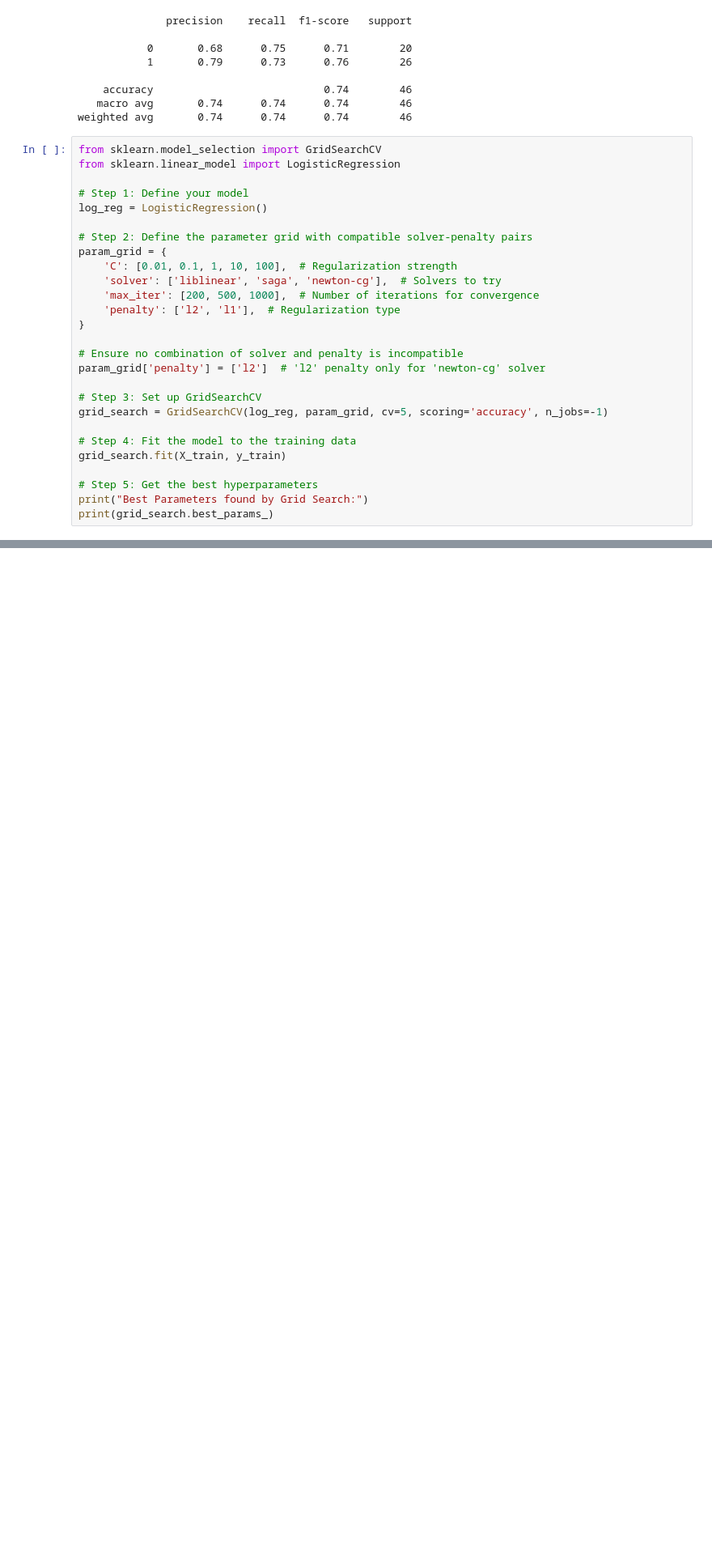
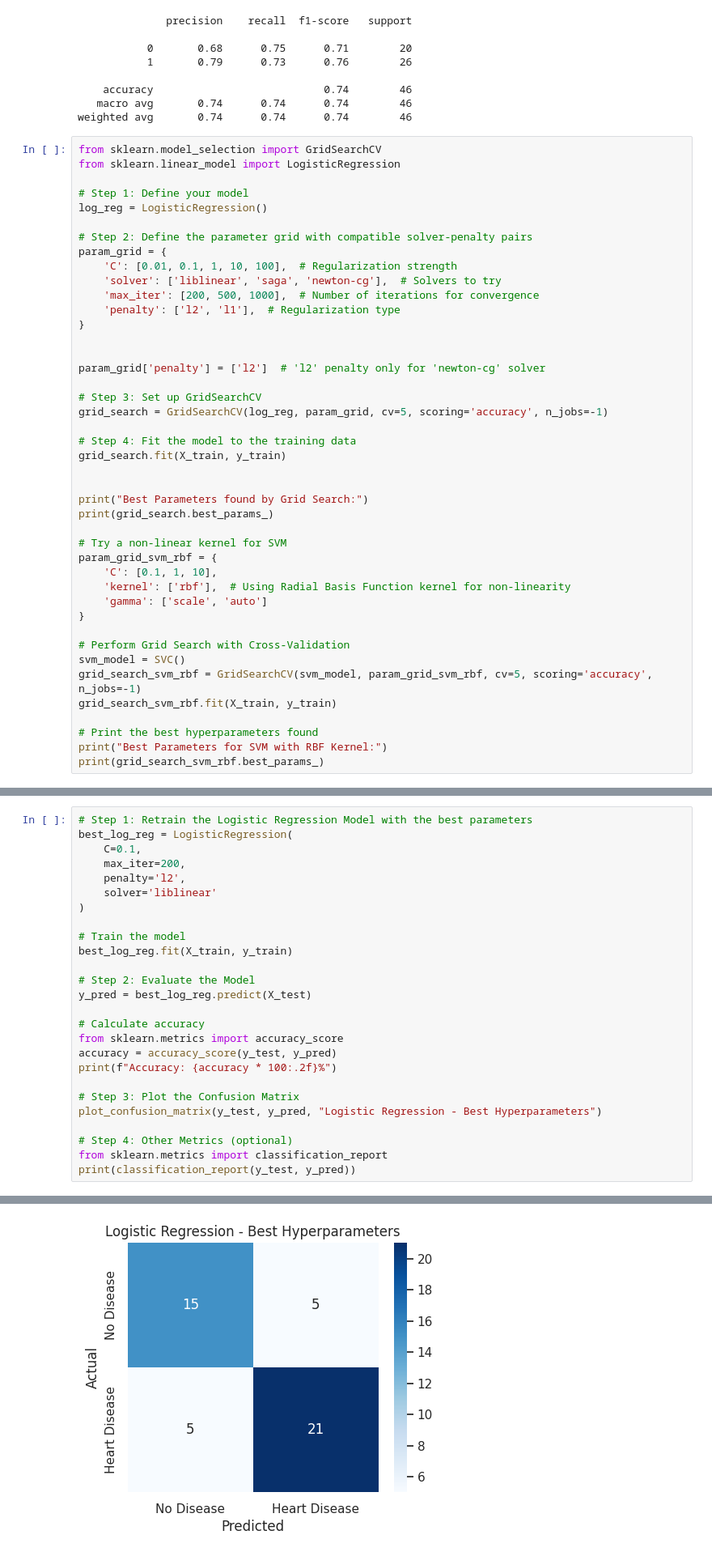
Before and after one commit to GudLukas/Lovelace-Team-Project, a Jupyter notebook: datacleanup.ipynb, the cells around one changed output, grey strips where cells are left out. Shown at 81% size. Cells and saved outputs as stored; diff of their text form; blank space fills up the shorter version.

Commit message:
whatever! tried to make some custom SVM params but all roads lead to rome

```diff
--- a/datacleanup.ipynb
+++ b/datacleanup.ipynb
@@ -354,7 +354,7 @@ param_grid = {
     'penalty': ['l2', 'l1'],  # Regularization type
 }
 
-# Ensure no combination of solver and penalty is incompatible
+
 param_grid['penalty'] = ['l2']  # 'l2' penalty only for 'newton-cg' solver
 
 # Step 3: Set up GridSearchCV
@@ -363,9 +363,25 @@ grid_search = GridSearchCV(log_reg, param_grid, cv=5, scoring='accuracy', n_jobs
 # Step 4: Fit the model to the training data
 grid_search.fit(X_train, y_train)
 
-# Step 5: Get the best hyperparameters
+
 print("Best Parameters found by Grid Search:")
 print(grid_search.best_params_)
+
+# Try a non-linear kernel for SVM
+param_grid_svm_rbf = {
+    'C': [0.1, 1, 10],
+    'kernel': ['rbf'],  # Using Radial Basis Function kernel for non-linearity
+    'gamma': ['scale', 'auto']
+}
+
+# Perform Grid Search with Cross-Validation
+svm_model = SVC()
+grid_search_svm_rbf = GridSearchCV(svm_model, param_grid_svm_rbf, cv=5, scoring='accuracy', n_jobs=-1)
+grid_search_svm_rbf.fit(X_train, y_train)
+
+# Print the best hyperparameters found
+print("Best Parameters for SVM with RBF Kernel:")
+print(grid_search_svm_rbf.best_params_)
 # %% [output]
 Best Parameters found by Grid Search:
 {'C': 0.1, 'max_iter': 200, 'penalty': 'l2', 'solver': 'liblinear'}
@@ -371,0 +390,27 @@ Best Parameters found by Grid Search:
+# %%
+# Step 1: Retrain the Logistic Regression Model with the best parameters
+best_log_reg = LogisticRegression(
+    C=0.1,
+    max_iter=200,
+    penalty='l2',
+    solver='liblinear'
+)
+
+# Train the model
+best_log_reg.fit(X_train, y_train)
+
+# Step 2: Evaluate the Model
+y_pred = best_log_reg.predict(X_test)
+
+# Calculate accuracy
+from sklearn.metrics import accuracy_score
+accuracy = accuracy_score(y_test, y_pred)
+print(f"Accuracy: {accuracy * 100:.2f}%")
+
+# Step 3: Plot the Confusion Matrix
+plot_confusion_matrix(y_test, y_pred, "Logistic Regression - Best Hyperparameters")
+
+# Step 4: Other Metrics (optional)
+from sklearn.metrics import classification_report
+print(classification_report(y_test, y_pred))
+# %% [output]
@@ -371,0 +418 @@ Best Parameters found by Grid Search:
+[figure, added]
```
Also changed, not shown: parts of 5 cells of this notebook.
